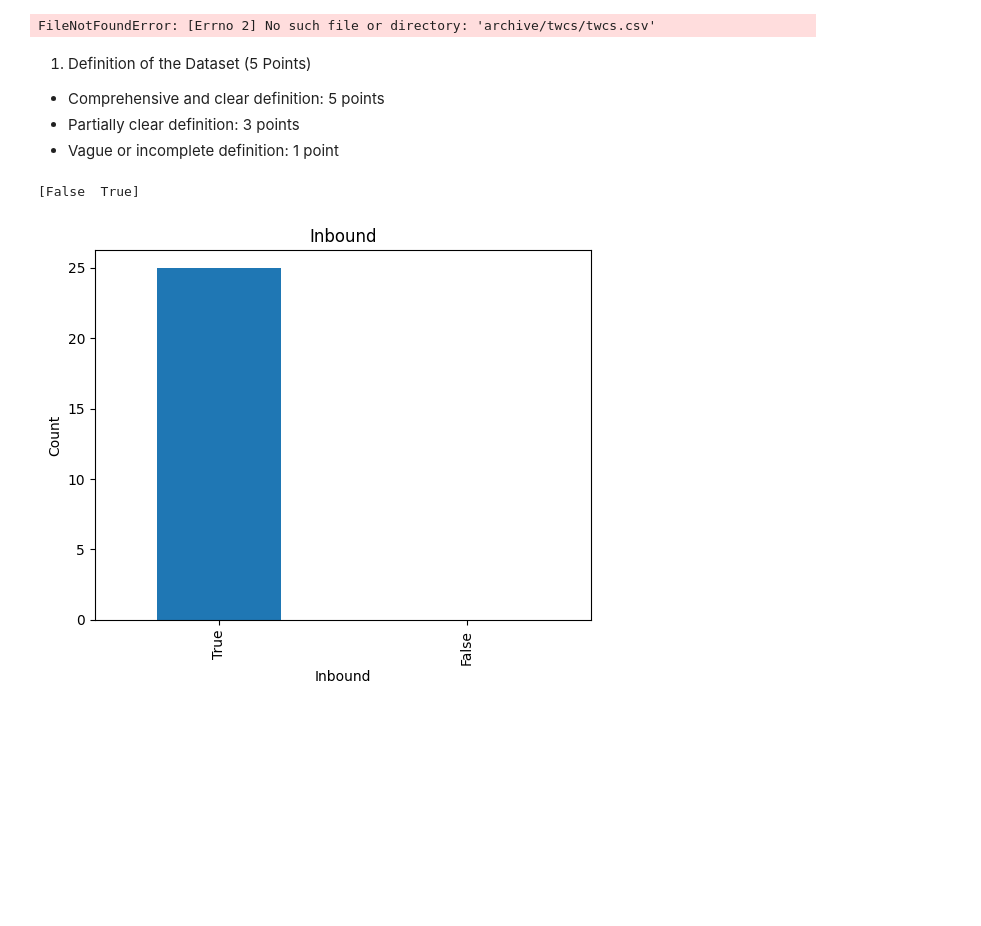
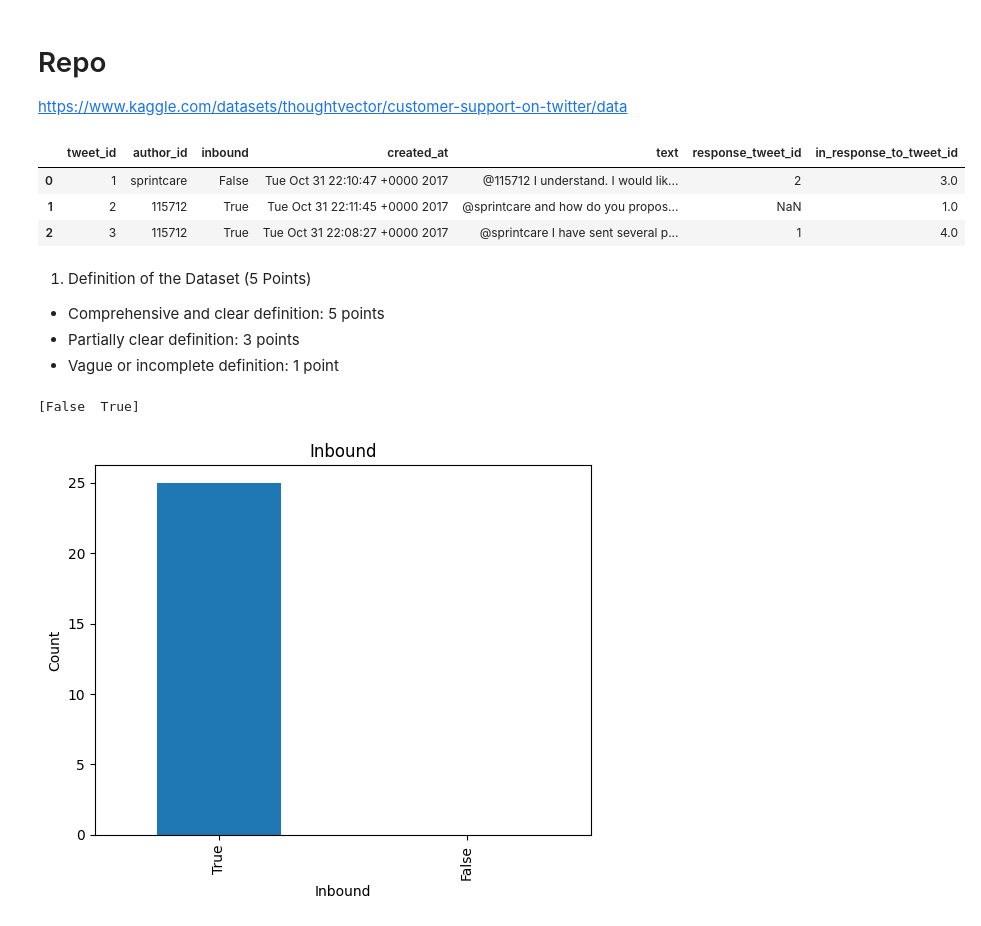
Before and after one commit to luizdataeng/project_nlp_fanshawe, a Jupyter notebook: main.ipynb, the cells around one changed output. Saved outputs shown, nothing was run; the diff lists cells and outputs as text; code cells hidden in the pictures; blank space fills up the shorter version.

```diff
--- a/main.ipynb
+++ b/main.ipynb
@@ -1,3 +1,6 @@
+# %% [markdown]
+# Repo
+https://www.kaggle.com/datasets/thoughtvector/customer-support-on-twitter/data
 # %%
 import spacy
 import pandas as pd
@@ -7,10 +10,18 @@ import matplotlib.pyplot as plt
 nlp = spacy.load('en_core_web_lg')
 # %%
 # Read the data
-data = pd.read_csv('archive/twcs/twcs.csv',sep=',',encoding = 'latin1')
+data = pd.read_csv('twcs.csv',sep=',',encoding = 'latin1')
 data.head(3)
+
+# data_sample = data.head(100)
+
+# Save to new CSV
+# data_sample.to_csv('twcs_sample.csv', index=False, encoding='latin1')
 # %% [output]
-FileNotFoundError: [Errno 2] No such file or directory: 'archive/twcs/twcs.csv'
+|  | tweet_id | author_id | inbound | created_at | text | response_tweet_id | in_response_to_tweet_id |
+| 0 | 1 | sprintcare | False | Tue Oct 31 22:10:47 +0000 2017 | @115712 I understand. I would lik... | 2 | 3.0 |
+| 1 | 2 | 115712 | True | Tue Oct 31 22:11:45 +0000 2017 | @sprintcare and how do you propos... | NaN | 1.0 |
+| 2 | 3 | 115712 | True | Tue Oct 31 22:08:27 +0000 2017 | @sprintcare I have sent several p... | 1 | 4.0 |
 # %% [markdown]
 1. Definition of the Dataset (5 Points)
 - Comprehensive and clear definition: 5 points
```
Also changed, not shown: parts of 1 cell of this notebook.
